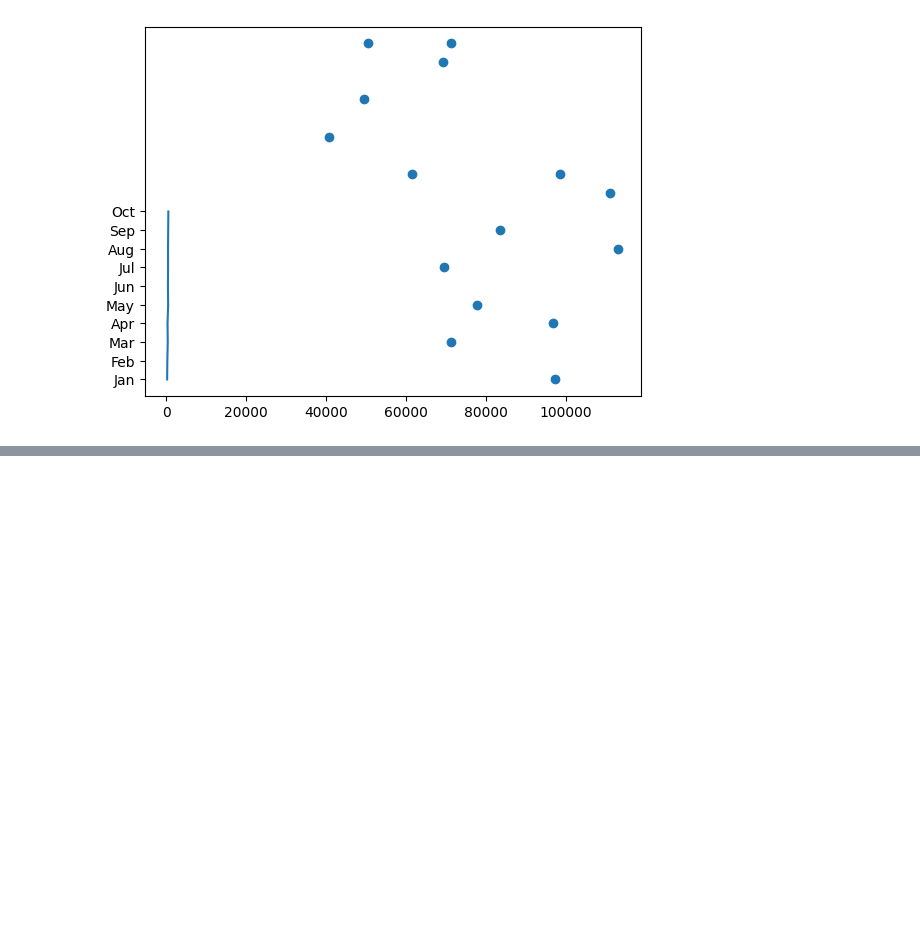
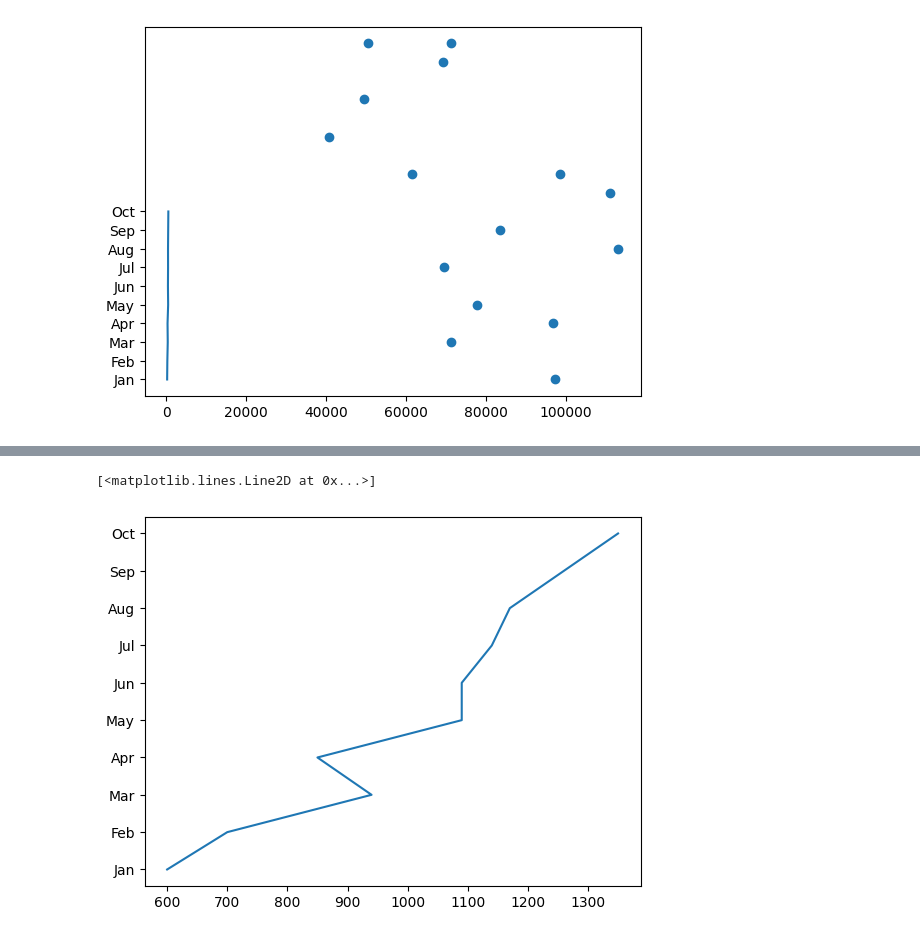
Before and after one commit to Ayan282/colab, a Jupyter notebook: Welcome_to_Colab.ipynb, the cells around one changed output, grey strips where cells are left out. Saved outputs shown, nothing was run; the diff lists cells and outputs as text; code cells hidden in the pictures; blank space fills up the shorter version.

```diff
--- a/Welcome_to_Colab.ipynb
+++ b/Welcome_to_Colab.ipynb
@@ -99,0 +99,3 @@ plt.scatter(ed["Salary"],ed["ProjectsCompleted"],color="red")
+# %%
+sd["Umumi satis"]=sd["Product_A"]+sd["Product_B"]+sd["Product_C"]
+sd
@@ -99,0 +114,5 @@ plt.scatter(ed["Salary"],ed["ProjectsCompleted"],color="red")
+# %%
+plt.plot(sd["Umumi satis"],sd["Month"])
+# %% [output]
+[<matplotlib.lines.Line2D at 0x...>]
+[figure, added]
```
Also changed, not shown: parts of 8 cells of this notebook.
